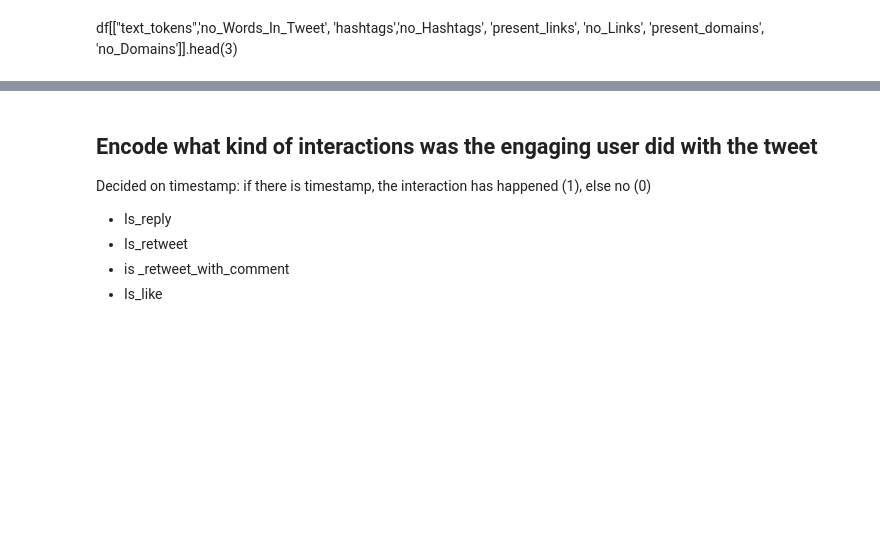
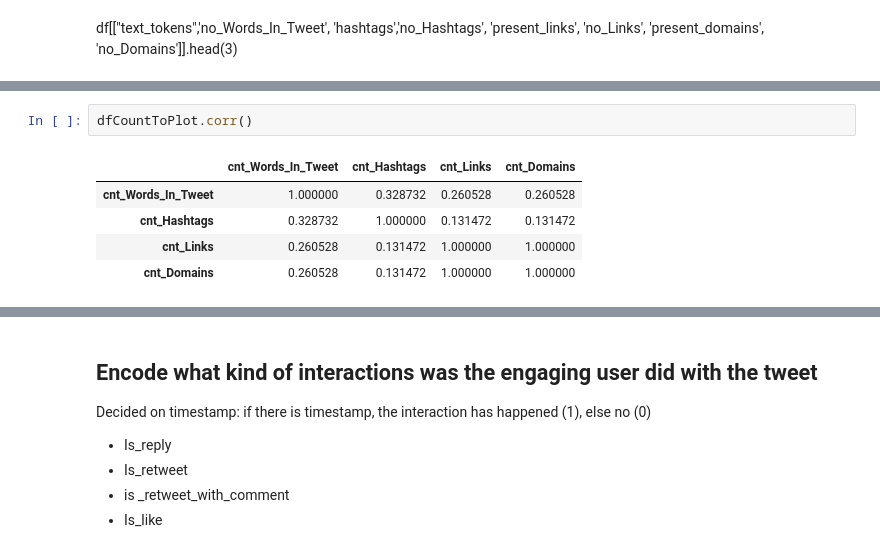
Before and after one commit to omgwenxx/recsys20, a Jupyter notebook: code/process.ipynb, the cells around one changed output, grey strips where cells are left out. Saved outputs shown, nothing was run; the diff lists cells and outputs as text; blank space fills up the shorter version.

```diff
--- a/code/process.ipynb
+++ b/code/process.ipynb
@@ -346,0 +349,8 @@ df[['cnt_Words_In_Tweet', 'cnt_Hashtags',  'cnt_Links', 'cnt_Domains']].head(3)
+# %%
+dfCountToPlot.corr()
+# %% [output]
+|  | cnt_Words_In_Tweet | cnt_Hashtags | cnt_Links | cnt_Domains |
+| cnt_Words_In_Tweet | 1.000000 | 0.328732 | 0.260528 | 0.260528 |
+| cnt_Hashtags | 0.328732 | 1.000000 | 0.131472 | 0.131472 |
+| cnt_Links | 0.260528 | 0.131472 | 1.000000 | 1.000000 |
+| cnt_Domains | 0.260528 | 0.131472 | 1.000000 | 1.000000 |
```
Also changed, not shown: parts of 4 cells of this notebook.
